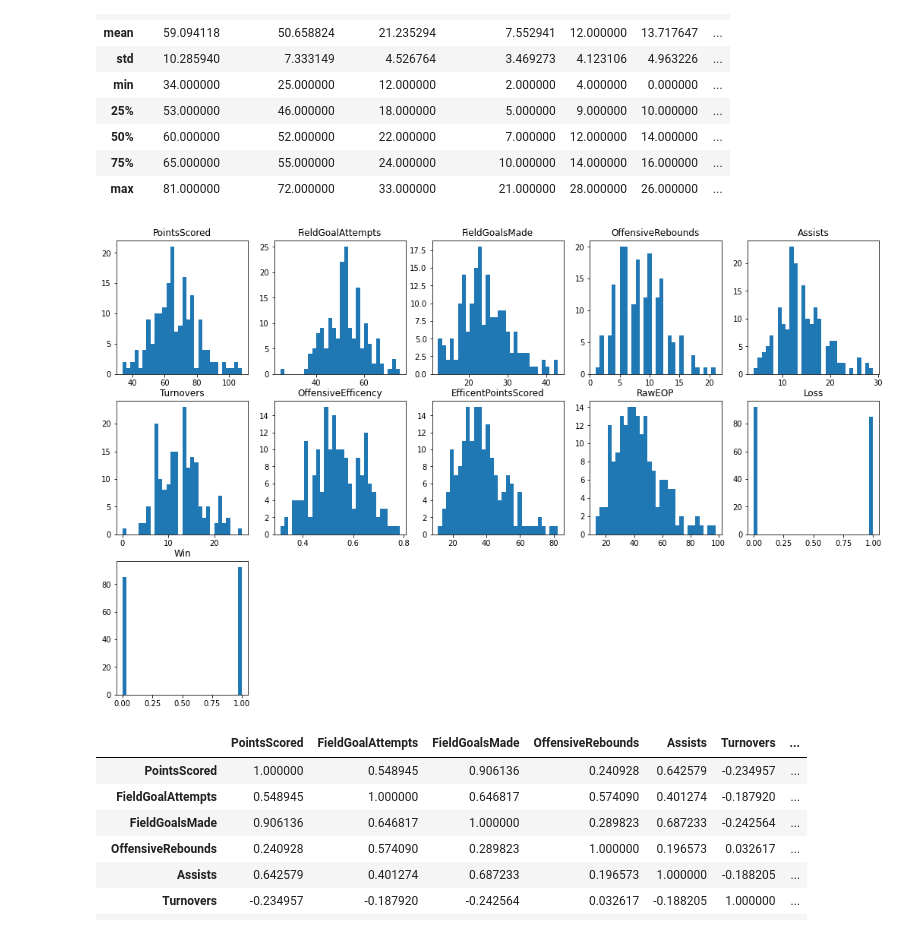
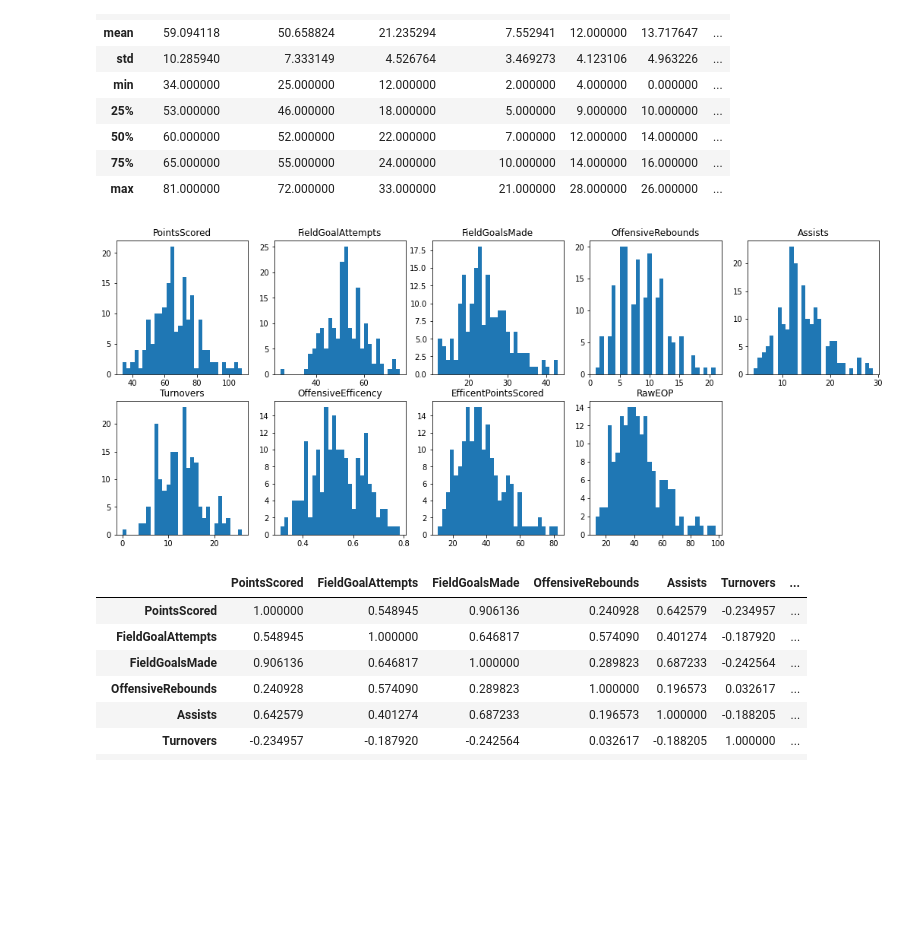
Before and after one commit to jreckin/FunAnalyticalStuff, a Jupyter notebook: offensive_efficency.ipynb, the cells around one changed output. Cells and saved outputs as stored; diff of their text form; code cells hidden in the pictures; blank space fills up the shorter version.

Commit message:
New visuals

```diff
--- a/offensive_efficency.ipynb
+++ b/offensive_efficency.ipynb
@@ -63,15 +63,15 @@ loss.describe()
 | max | 81.000000 | 72.000000 | 33.000000 | 21.000000 | 28.000000 | 26.000000 | ... |
 # %%
 # See normality of data
-cols = list(efficency_fva_num)
+cols = list(efficency_fva_num.drop(columns = ['Win', 'Loss']))
 fig = plt.figure(figsize=(18, 11))
 fig.tight_layout(pad=5.0)
 for i in range(len(cols)):
     plt.subplot(3, 5, i+1)
     plt.hist(efficency_fva_num[cols[i]], bins=30)
     plt.title(cols[i])
 # %% [output]
-[figure, old version]
+[figure, new version]
 # %%
 # Correlations
 efficency_fva_num.corr()
```
Also changed, not shown: parts of 10 cells of this notebook.
